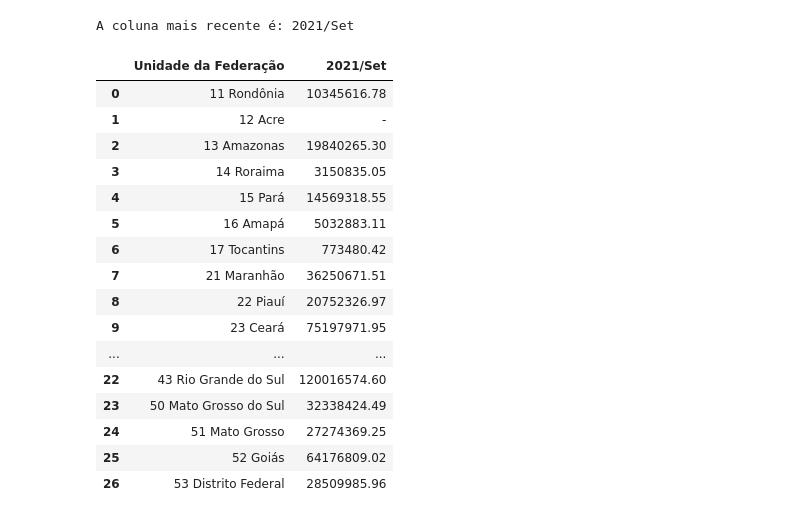
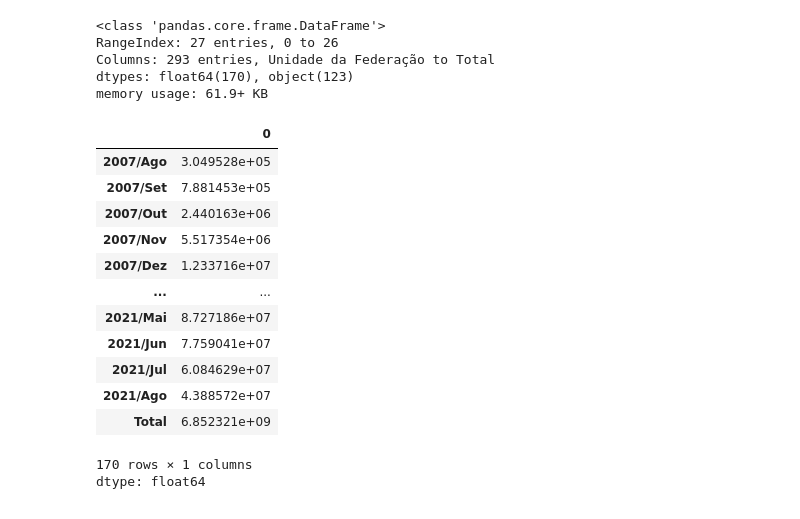
Before and after one commit to AleLucasG/Pos_Tech_FIAP_Data_Analytics, a Jupyter notebook: 01-data-analytics/handson/handson-01/Producao_Hospitalar.ipynb, the cells around one changed output. Drawn from its saved outputs; the diff is of its cells as text; code cells hidden in the pictures.

```diff
--- a/01-data-analytics/handson/handson-01/Producao_Hospitalar.ipynb
+++ b/01-data-analytics/handson/handson-01/Producao_Hospitalar.ipynb
@@ -77,48 +40,29 @@ dtype: float64
-# %%
-# Function to parse 'YYYY/Mon' string into a sortable format (datetime object)
-def parse_month_year(col_name):
-    try:
-        year_str, month_abbr = col_name.split('/')
-        month_map = {
-            'Jan': 1, 'Fev': 2, 'Mar': 3, 'Abr': 4, 'Mai': 5, 'Jun': 6,
-            'Jul': 7, 'Ago': 8, 'Set': 9, 'Out': 10, 'Nov': 11, 'Dez': 12
-        }
-        return pd.to_datetime(f'{year_str}-{month_map[month_abbr]:02d}-01')
-    except (ValueError, KeyError):
-        return None
-
-# Filter for columns that match the 'YYYY/Mon' pattern and can be parsed
-date_columns_info = []
-for col in dados.columns:
-    parsed_date = parse_month_year(col)
-    if parsed_date is not None:
-        date_columns_info.append((col, parsed_date))
-
-# Sort these columns by their parsed date to find the most recent
-if date_columns_info:
-    sorted_date_columns = sorted(date_columns_info, key=lambda x: x[1])
-    most_recent_column_name = sorted_date_columns[-1][0]
-
-    print(f"A coluna mais recente é: {most_recent_column_name}")
-    display(dados[['Unidade da Federação', most_recent_column_name]])
-else:
-    print("Não foi possível encontrar nenhuma coluna de data no formato 'YYYY/Mon'.")
-# %% [output]
-A coluna mais recente é: 2021/Set
-|  | Unidade da Federação | 2021/Set |
-| 0 | 11 Rondônia | 10345616.78 |
-| 1 | 12 Acre | - |
-| 2 | 13 Amazonas | 19840265.30 |
-| 3 | 14 Roraima | 3150835.05 |
-| 4 | 15 Pará | 14569318.55 |
-| 5 | 16 Amapá | 5032883.11 |
-| 6 | 17 Tocantins | 773480.42 |
-| 7 | 21 Maranhão | 36250671.51 |
-| 8 | 22 Piauí | 20752326.97 |
-| 9 | 23 Ceará | 75197971.95 |
-| ... | ... | ... |
-| 22 | 43 Rio Grande do Sul | 120016574.60 |
-| 23 | 50 Mato Grosso do Sul | 32338424.49 |
-| 24 | 51 Mato Grosso | 27274369.25 |
-| 25 | 52 Goiás | 64176809.02 |
-| 26 | 53 Distrito Federal | 28509985.96 |
+# %%
+# Apresenta a estrutura do conjunto de dados, permitindo identificar tipos de variáveis, volume de dados e possíveis inconsistências
+dados.info()
+# %% [output]
+<class 'pandas.core.frame.DataFrame'>
+RangeIndex: 27 entries, 0 to 26
+Columns: 293 entries, Unidade da Federação to Total
+dtypes: float64(170), object(123)
+memory usage: 61.9+ KB
+# %%
+# dados.mean(numeric_only=True) - Calcula a média das colunas numéricas, ignorando colunas de texto (object)
+
+dados_numericos = dados.select_dtypes(include='number')  # Seleciona apenas as colunas numéricas
+dados_numericos.mean()  # Calcula a média dessas colunas
+# %% [output]
+|  | 0 |
+| 2007/Ago | 3.049528e+05 |
+| 2007/Set | 7.881453e+05 |
+| 2007/Out | 2.440163e+06 |
+| 2007/Nov | 5.517354e+06 |
+| 2007/Dez | 1.233716e+07 |
+| ... | ... |
+| 2021/Mai | 8.727186e+07 |
+| 2021/Jun | 7.759041e+07 |
+| 2021/Jul | 6.084629e+07 |
+| 2021/Ago | 4.388572e+07 |
+| Total | 6.852321e+09 |
+170 rows × 1 columns
+dtype: float64
```
Also changed, not shown: parts of 9 cells of this notebook.
